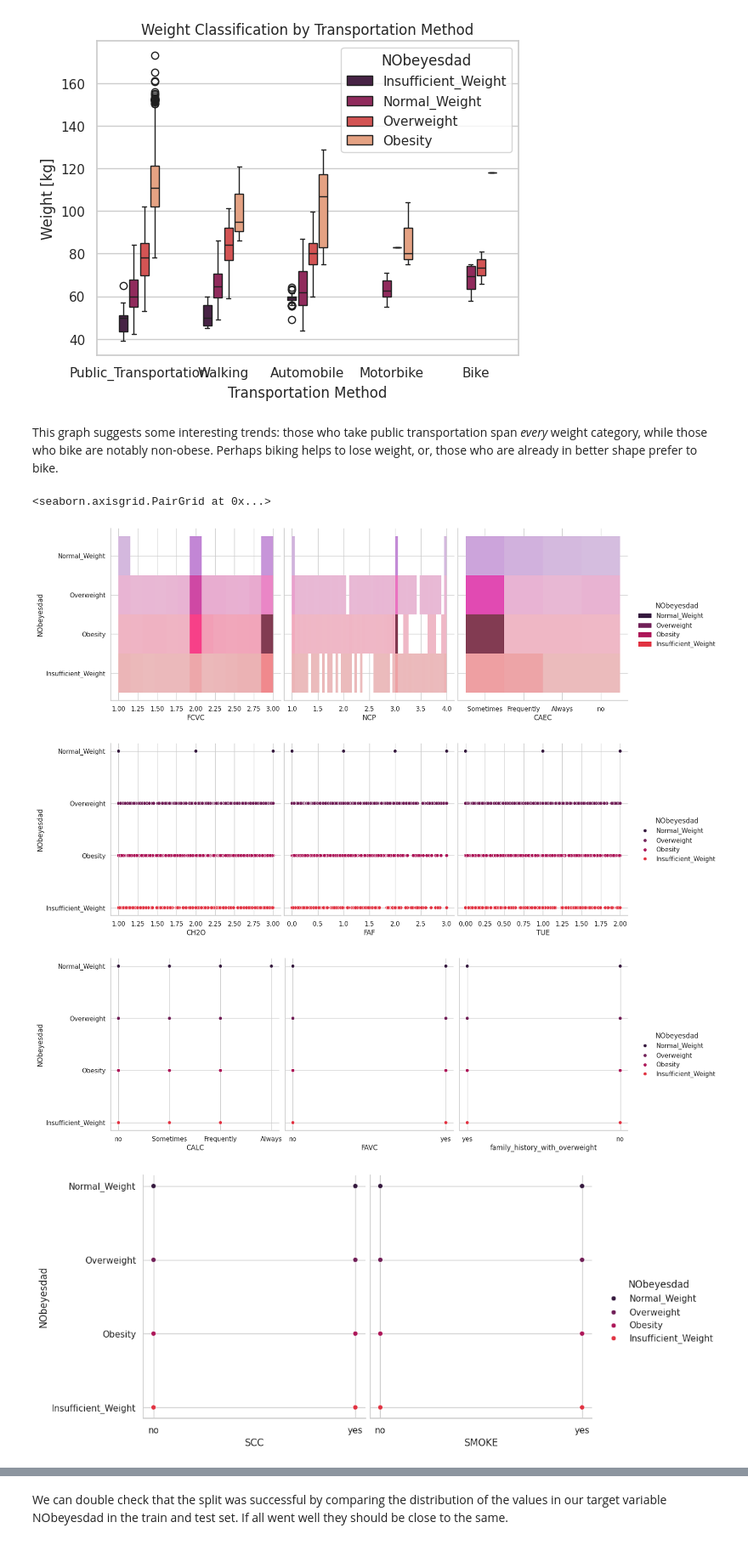
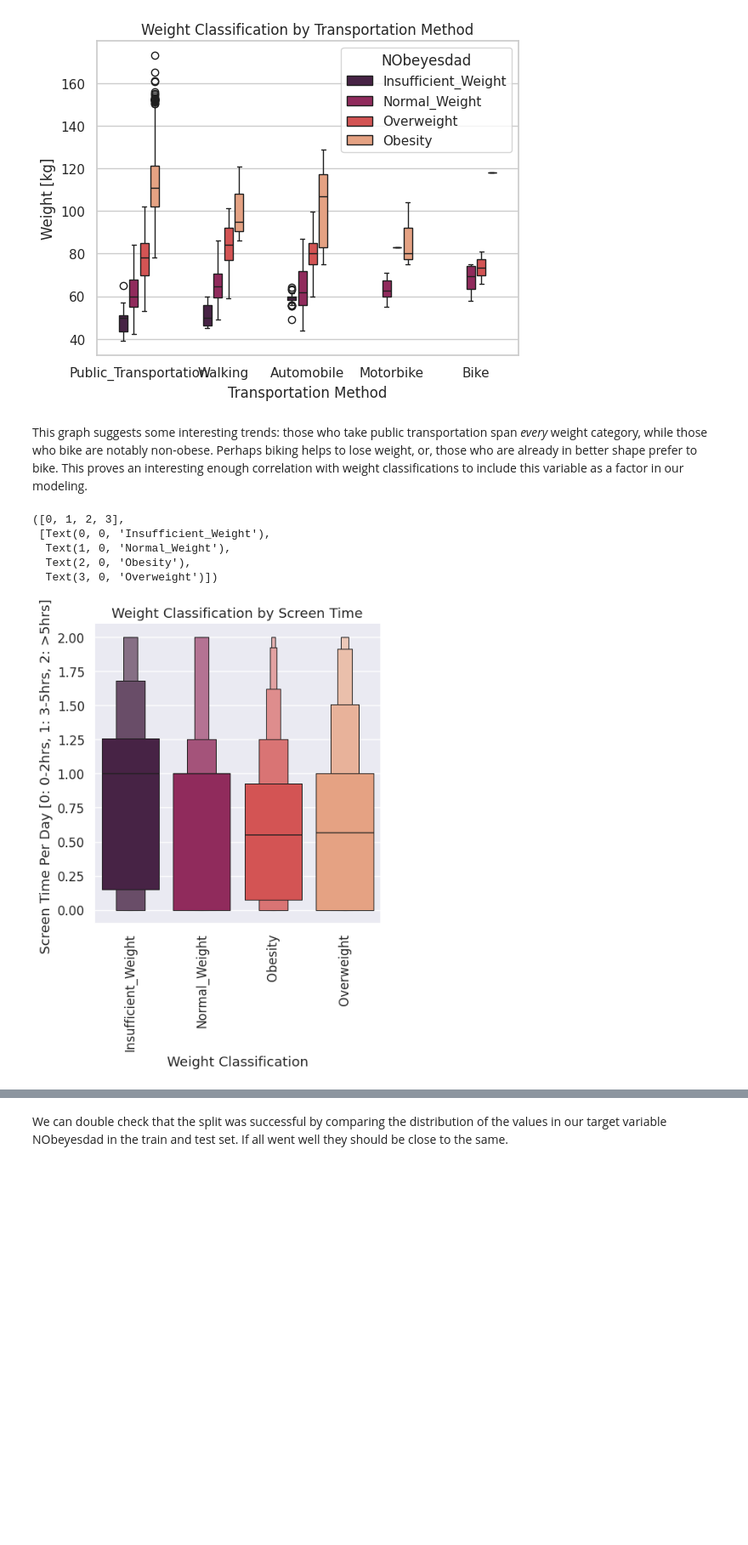
Before and after one commit to zsturk/Dat402_Proj1, a Jupyter notebook: DAT 402 Project 1.ipynb, the cells around one changed output, grey strips where cells are left out. Shown at 85% size. Saved outputs shown, nothing was run; the diff lists cells and outputs as text; code cells hidden in the pictures; blank space fills up the shorter version.

```diff
--- a/DAT 402 Project 1.ipynb
+++ b/DAT 402 Project 1.ipynb
@@ -193,17 +193,18 @@ plt.ylabel("Weight [kg]")
 Text(0, 0.5, 'Weight [kg]')
 [figure]
 # %% [markdown]
-This graph suggests some interesting trends: those who take public transportation span *every* weight category, while those who bike are notably non-obese. Perhaps biking helps to lose weight, or, those who are already in better shape prefer to bike.
+This graph suggests some interesting trends: those who take public transportation span *every* weight category, while those who bike are notably non-obese. Perhaps biking helps to lose weight, or, those who are already in better shape prefer to bike. This proves an interesting enough correlation with weight classifications to include this variable as a factor in our modeling.
 # %%
-
-sns.pairplot(df, hue = "NObeyesdad", y_vars = ['NObeyesdad'], x_vars = ['FCVC', 'NCP', 'CAEC'], height = 5, aspect = 1, kind = 'hist')
-sns.pairplot(df, hue = "NObeyesdad", y_vars = ['NObeyesdad'], x_vars = [ 'CH2O', 'FAF', 'TUE'], height = 5, aspect = 1)
-sns.pairplot(df, hue = "NObeyesdad", y_vars = ['NObeyesdad'], x_vars = ['CALC', 'FAVC',
-                                             'family_history_with_overweight'], height = 5, aspect = 1)
-sns.pairplot(df, hue = "NObeyesdad", y_vars = ['NObeyesdad'], x_vars = ['SCC', 'SMOKE'], height = 5, aspect = 1)
+sns.catplot(data = df.sort_values("NObeyesdad"), x = "NObeyesdad", y = "TUE", kind= "boxen", hue = "NObeyesdad",
+            palette = "rocket")
+plt.xlabel("Weight Classification")
+plt.ylabel("Screen Time Per Day [0: 0-2hrs, 1: 3-5hrs, 2: >5hrs]]")
+plt.title("Weight Classification by Screen Time")
+plt.xticks(rotation = "vertical")
 # %% [output]
-<seaborn.axisgrid.PairGrid at 0x...>
+([0, 1, 2, 3],
+ [Text(0, 0, 'Insufficient_Weight'),
+  Text(1, 0, 'Normal_Weight'),
+  Text(2, 0, 'Obesity'),
+  Text(3, 0, 'Overweight')])
-[figure, old version]
+[figure, new version]
-[figure, removed]
-[figure, removed]
-[figure, removed]
```
Also changed, not shown: parts of 6 cells of this notebook.
